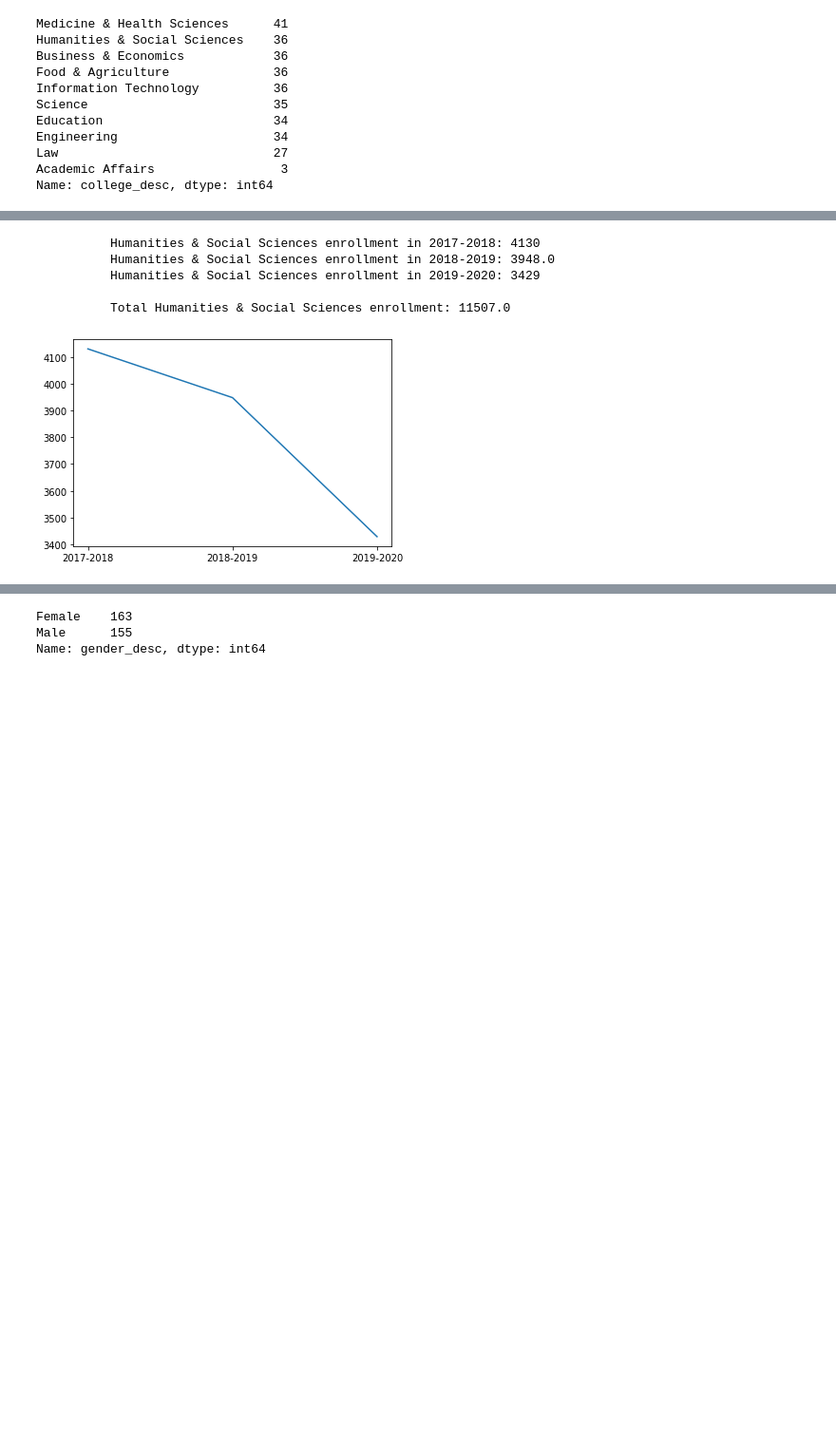
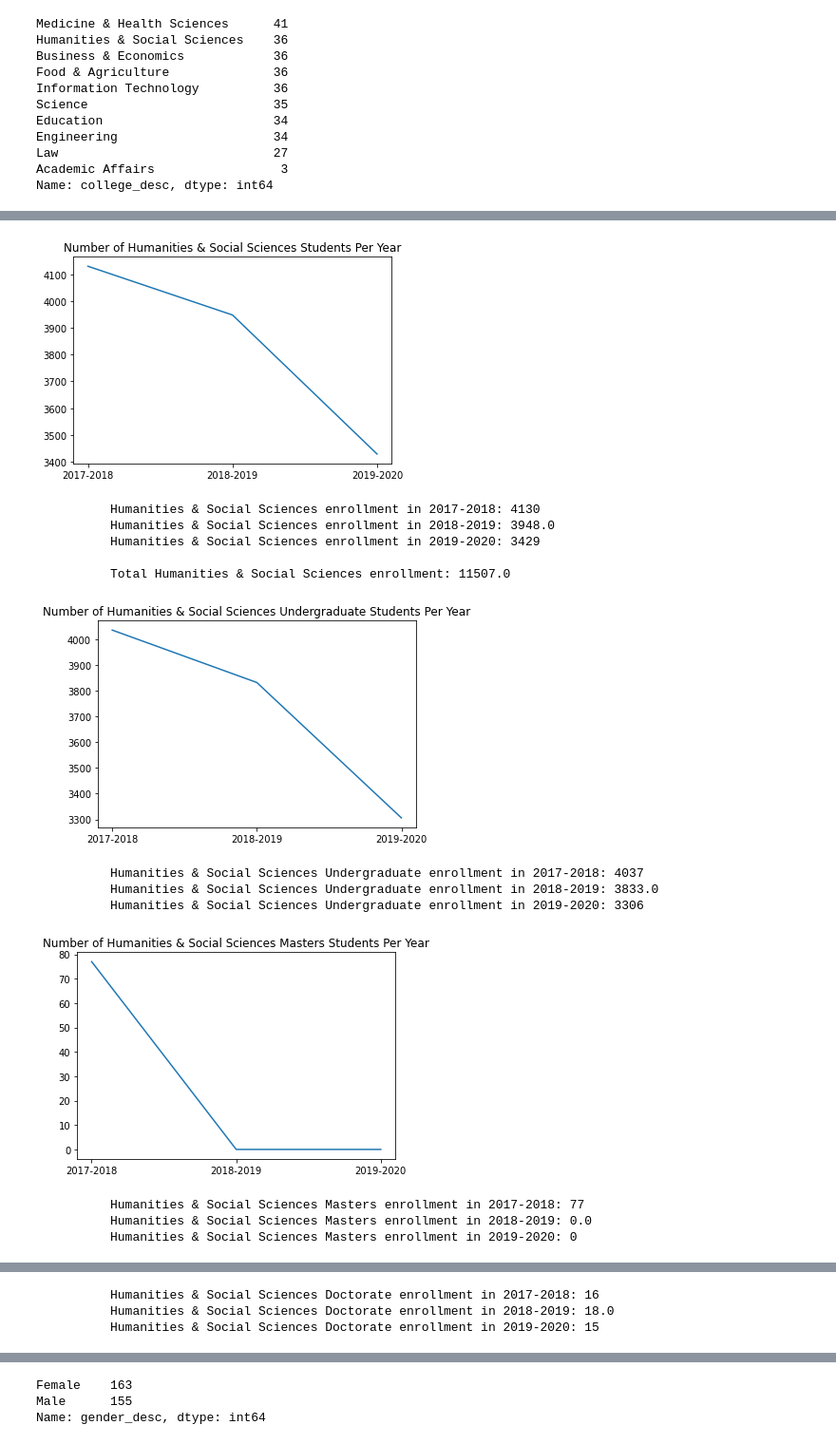
Before and after one commit to Motamensalih/Enrollment-Magnifier, a Jupyter notebook: main.ipynb, the cells around one changed output, grey strips where cells are left out. Shown at 95% size. Saved outputs shown, nothing was run; the diff lists cells and outputs as text; code cells hidden in the pictures; blank space fills up the shorter version.

```diff
--- a/main.ipynb
+++ b/main.ipynb
@@ -119,9 +211,18 @@ medicine_health_sciences_2017_2018, medical_health_sceinces_2018_2019, medicine_
 # %%
 humanities_social_sciences_2017_2018, humanities_social_sciences_2018_2019, humanities_social_sciences_2019_2020, humanities_social_sciences_total  = num_students_per_subject('Humanities & Social Sciences')
+num_students_per_subject_per_level('Humanities & Social Sciences')
 # %% [output]
+[figure, new version]
           Humanities & Social Sciences enrollment in 2017-2018: 4130
           Humanities & Social Sciences enrollment in 2018-2019: 3948.0
           Humanities & Social Sciences enrollment in 2019-2020: 3429
 
           Total Humanities & Social Sciences enrollment: 11507.0
-[figure, old version]
+[figure, added]
+          Humanities & Social Sciences Undergraduate enrollment in 2017-2018: 4037
+          Humanities & Social Sciences Undergraduate enrollment in 2018-2019: 3833.0
+          Humanities & Social Sciences Undergraduate enrollment in 2019-2020: 3306
+[figure, added]
+          Humanities & Social Sciences Masters enrollment in 2017-2018: 77
+          Humanities & Social Sciences Masters enrollment in 2018-2019: 0.0
+          Humanities & Social Sciences Masters enrollment in 2019-2020: 0
@@ -127,0 +230,3 @@ humanities_social_sciences_2017_2018, humanities_social_sciences_2018_2019, huma
+          Humanities & Social Sciences Doctorate enrollment in 2017-2018: 16
+          Humanities & Social Sciences Doctorate enrollment in 2018-2019: 18.0
+          Humanities & Social Sciences Doctorate enrollment in 2019-2020: 15
```
Also changed, not shown: parts of 16 cells of this notebook.
